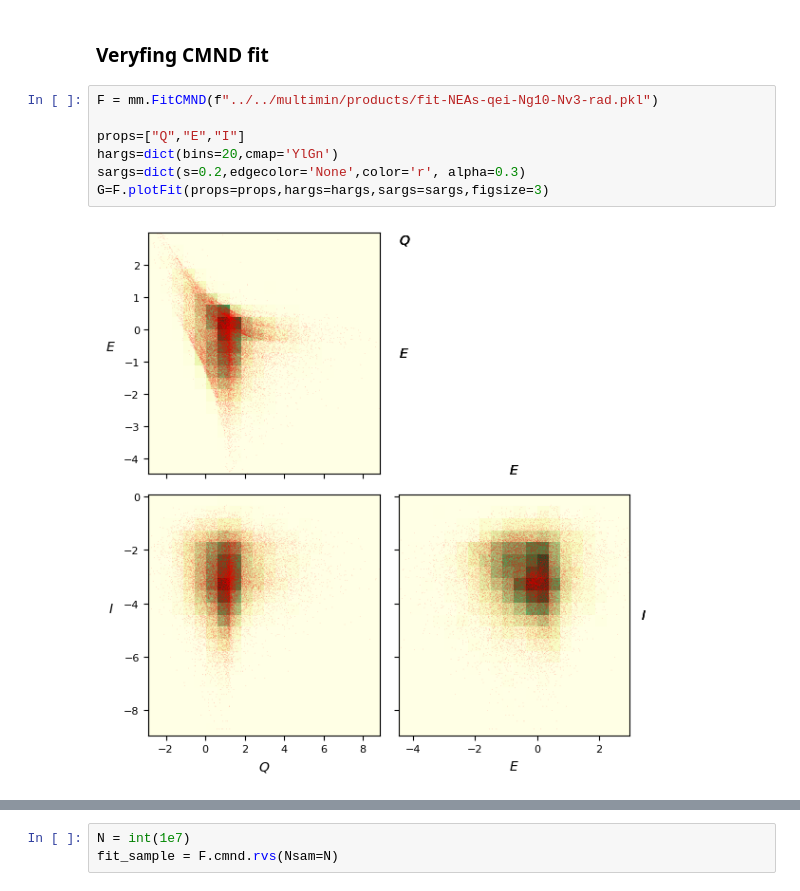
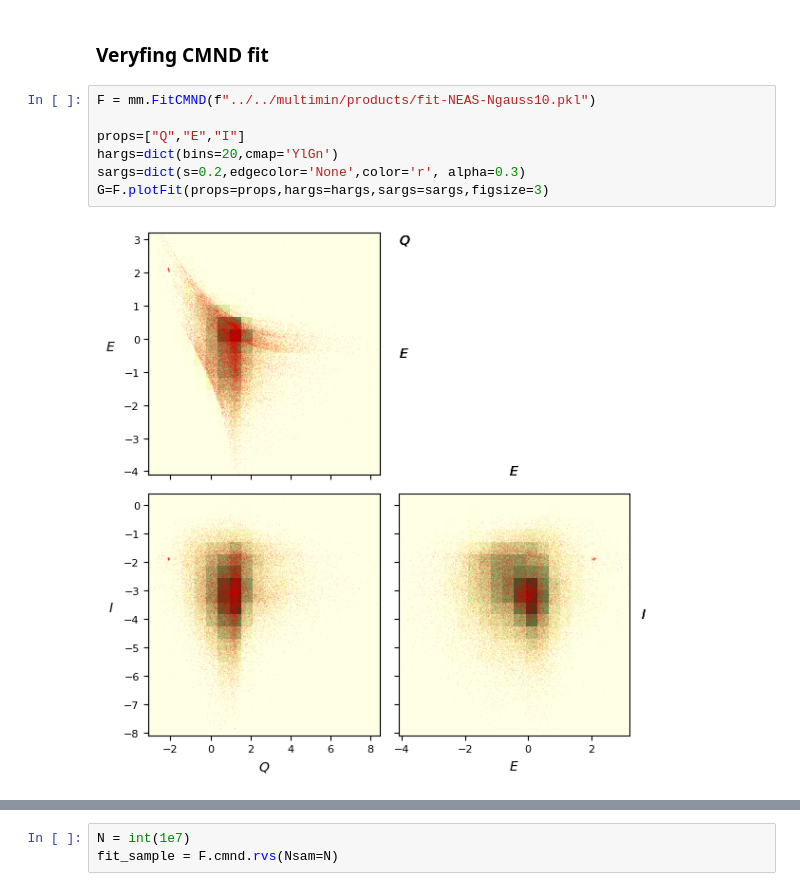
Before and after one commit to JuanitaAgudelo/TesisRepo, a Jupyter notebook: jacobian_calculations/experiments/P_X_CMND.ipynb, the cells around one changed output, grey strips where cells are left out. Drawn from its saved outputs; the diff is of its cells as text.

Commit message:
runing again the fit 10 CMND

```diff
--- a/jacobian_calculations/experiments/P_X_CMND.ipynb
+++ b/jacobian_calculations/experiments/P_X_CMND.ipynb
@@ -39,11 +39,11 @@ grav_params = GravitationalParameters(mu=mu)
 # %% [markdown]
 ### Veryfing CMND fit
 # %%
-F = mm.FitCMND(f"../../multimin/products/fit-NEAs-qei-Ng10-Nv3-rad.pkl")
+F = mm.FitCMND(f"../../multimin/products/fit-NEAS-Ngauss10.pkl")
 
 props=["Q","E","I"]
 hargs=dict(bins=20,cmap='YlGn')
 sargs=dict(s=0.2,edgecolor='None',color='r', alpha=0.3)
 G=F.plotFit(props=props,hargs=hargs,sargs=sargs,figsize=3)
 # %% [output]
-[figure, old version]
+[figure, new version]
```
Also changed, not shown: parts of 1 cell of this notebook, 39 other files.
